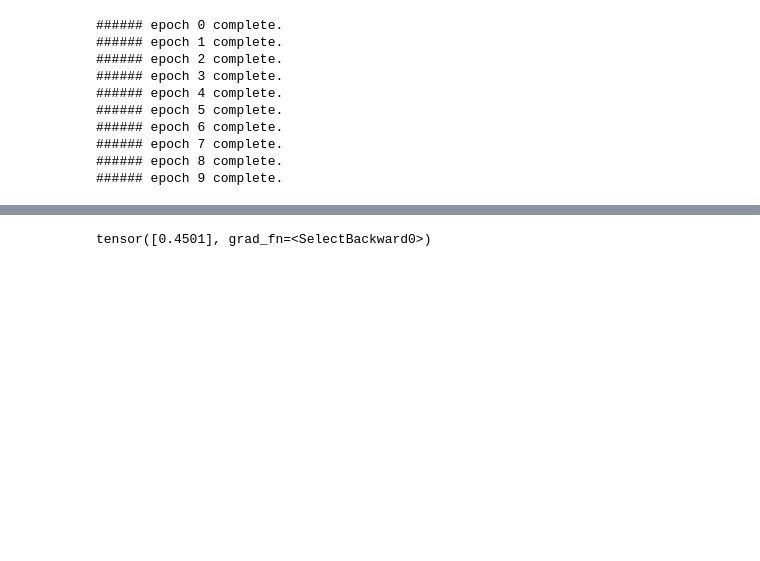
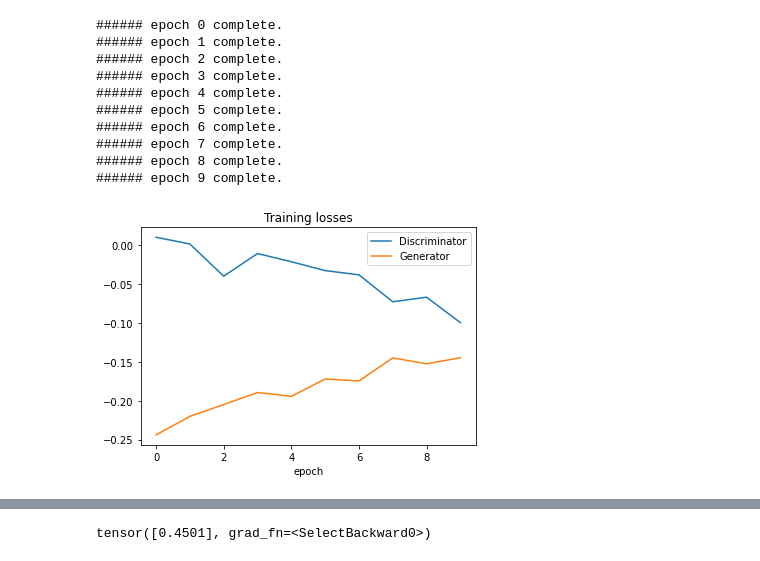
Before and after one commit to iakioh/MusiCAN, a Jupyter notebook: models/first_music_GAN.ipynb, the cells around one changed output, grey strips where cells are left out. Cells and saved outputs as stored; diff of their text form; code cells hidden in the pictures; blank space fills up the shorter version.

```diff
--- a/models/first_music_GAN.ipynb
+++ b/models/first_music_GAN.ipynb
@@ -288,6 +297,14 @@ trained_GAN = GANTrainer.train(epochs = 10)
 ###### epoch 7 complete.
 ###### epoch 8 complete.
 ###### epoch 9 complete.
+# %%
+plt.title("Training losses")
+plt.plot(GANTrainer.losses.T)
+plt.xlabel("epoch")
+plt.legend(["Discriminator", "Generator"])
+plt.show()
+# %% [output]
+[figure, added]
 # %%
 # Quick test
 Gen, Dis = trained_GAN
```
Also changed, not shown: parts of 2 cells of this notebook.
